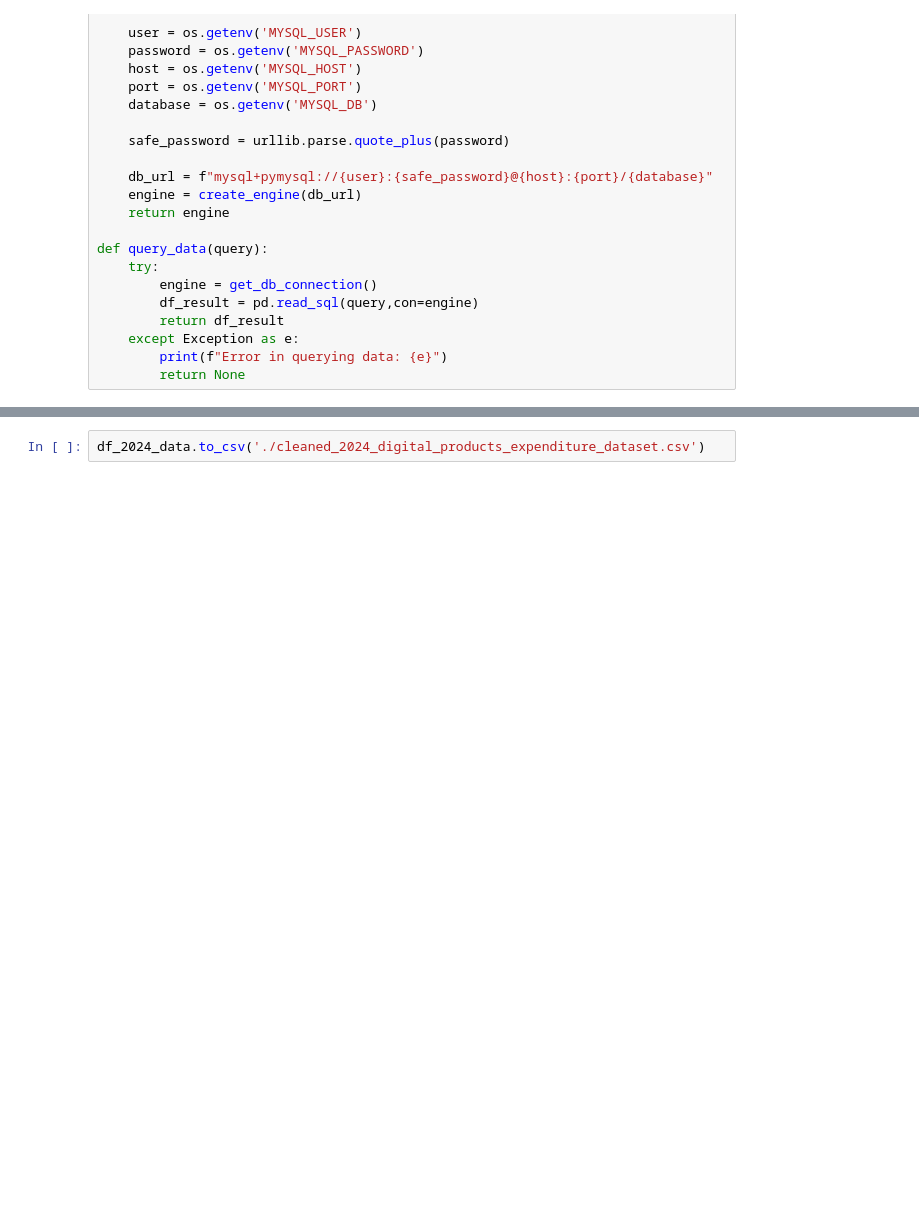
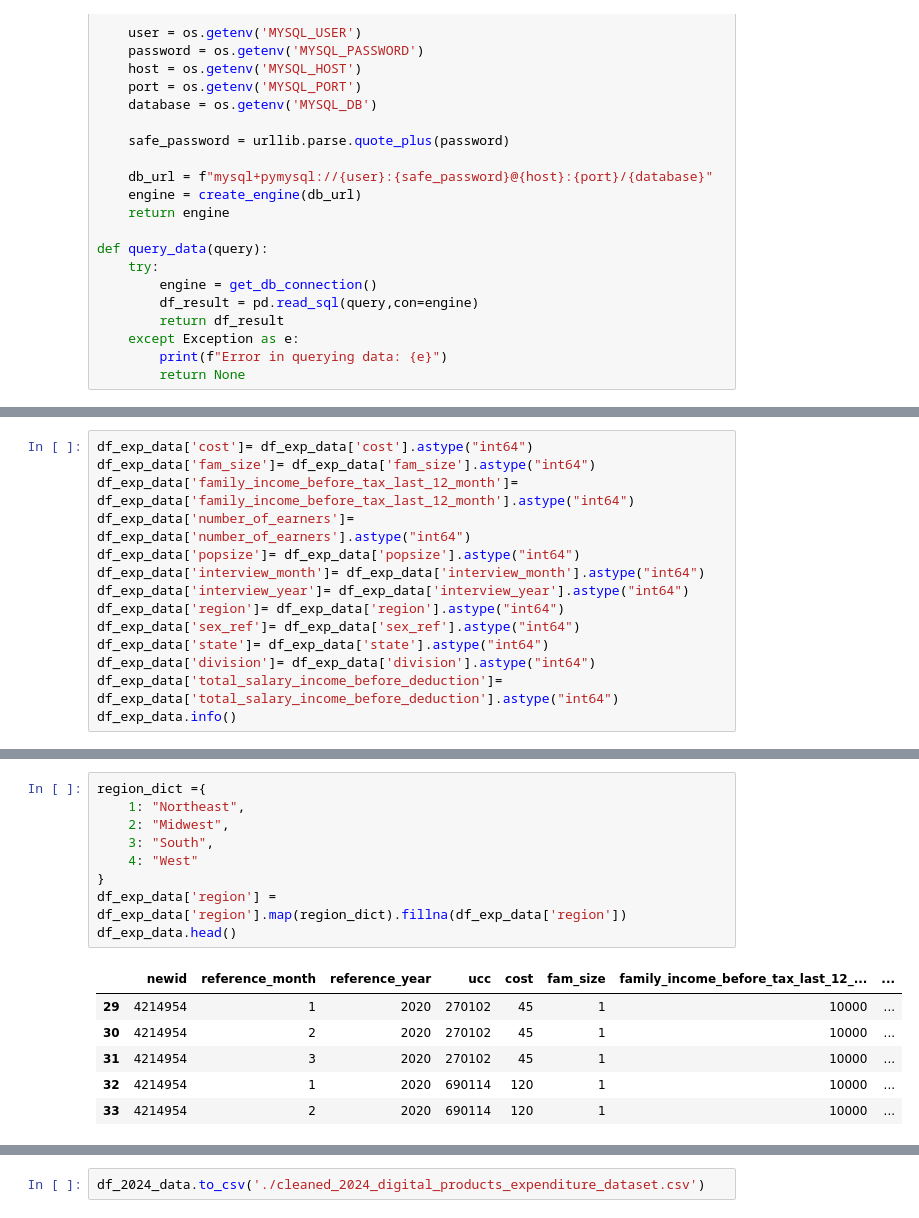
Before and after one commit to Alain-16/Digital_Product_Insights, a Jupyter notebook: Data_processing.ipynb, the cells around one changed output, grey strips where cells are left out. Drawn from its saved outputs; the diff is of its cells as text; blank space fills up the shorter version.

```diff
--- a/Data_processing.ipynb
+++ b/Data_processing.ipynb
@@ -884,0 +228,14 @@ df_2024_data.head()
+# %%
+df_exp_data['cost']= df_exp_data['cost'].astype("int64")
+df_exp_data['fam_size']= df_exp_data['fam_size'].astype("int64")
+df_exp_data['family_income_before_tax_last_12_month']= df_exp_data['family_income_before_tax_last_12_month'].astype("int64")
+df_exp_data['number_of_earners']= df_exp_data['number_of_earners'].astype("int64")
+df_exp_data['popsize']= df_exp_data['popsize'].astype("int64")
+df_exp_data['interview_month']= df_exp_data['interview_month'].astype("int64")
+df_exp_data['interview_year']= df_exp_data['interview_year'].astype("int64")
+df_exp_data['region']= df_exp_data['region'].astype("int64")
+df_exp_data['sex_ref']= df_exp_data['sex_ref'].astype("int64")
+df_exp_data['state']= df_exp_data['state'].astype("int64")
+df_exp_data['division']= df_exp_data['division'].astype("int64")
+df_exp_data['total_salary_income_before_deduction']= df_exp_data['total_salary_income_before_deduction'].astype("int64")
+df_exp_data.info()
@@ -884,0 +260,16 @@ df_2024_data.head()
+# %%
+region_dict ={
+    1: "Northeast",
+    2: "Midwest",
+    3: "South",
+    4: "West"
+}
+df_exp_data['region'] = df_exp_data['region'].map(region_dict).fillna(df_exp_data['region'])
+df_exp_data.head()
+# %% [output]
+|  | newid | reference_month | reference_year | ucc | cost | fam_size | family_income_before_tax_last_12_... | ... |
+| 29 | 4214954 | 1 | 2020 | 270102 | 45 | 1 | 10000 | ... |
+| 30 | 4214954 | 2 | 2020 | 270102 | 45 | 1 | 10000 | ... |
+| 31 | 4214954 | 3 | 2020 | 270102 | 45 | 1 | 10000 | ... |
+| 32 | 4214954 | 1 | 2020 | 690114 | 120 | 1 | 10000 | ... |
+| 33 | 4214954 | 2 | 2020 | 690114 | 120 | 1 | 10000 | ... |
```
Also changed, not shown: parts of 81 cells of this notebook, 2 other files.
